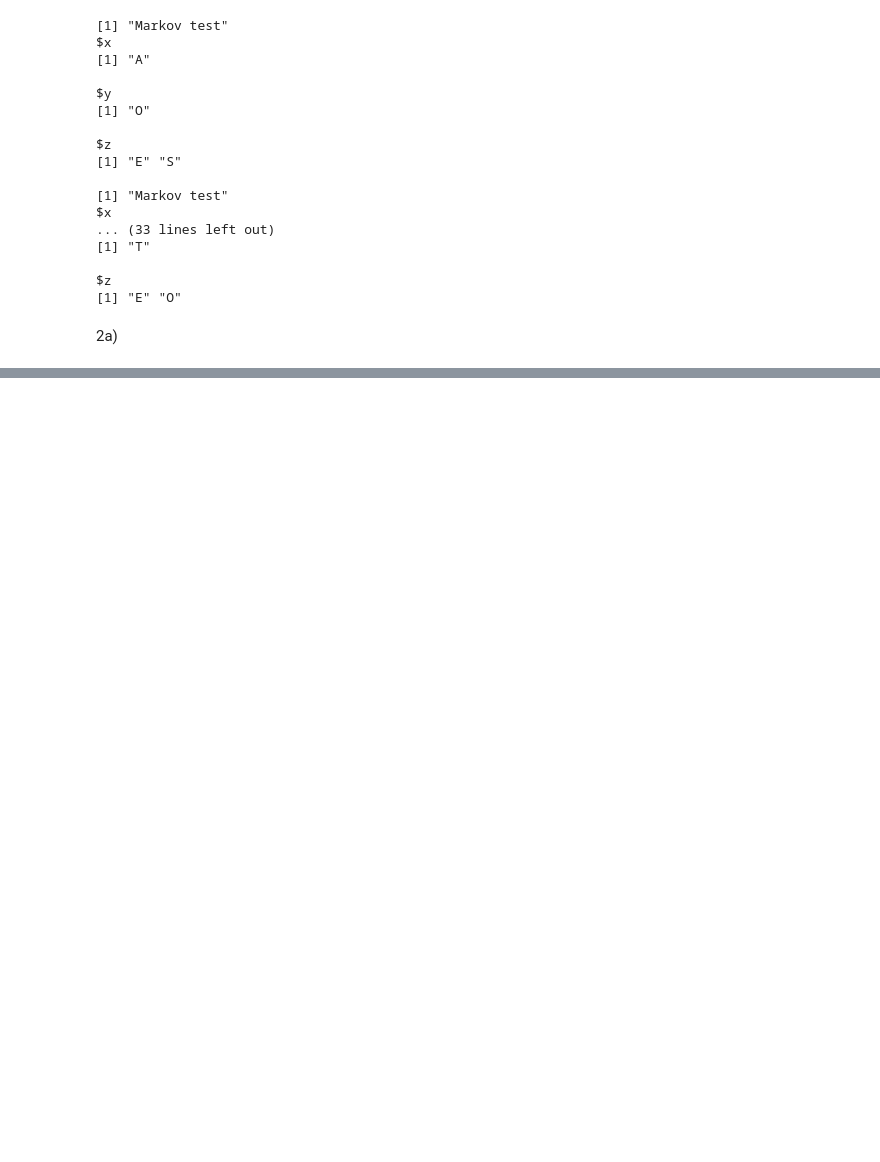
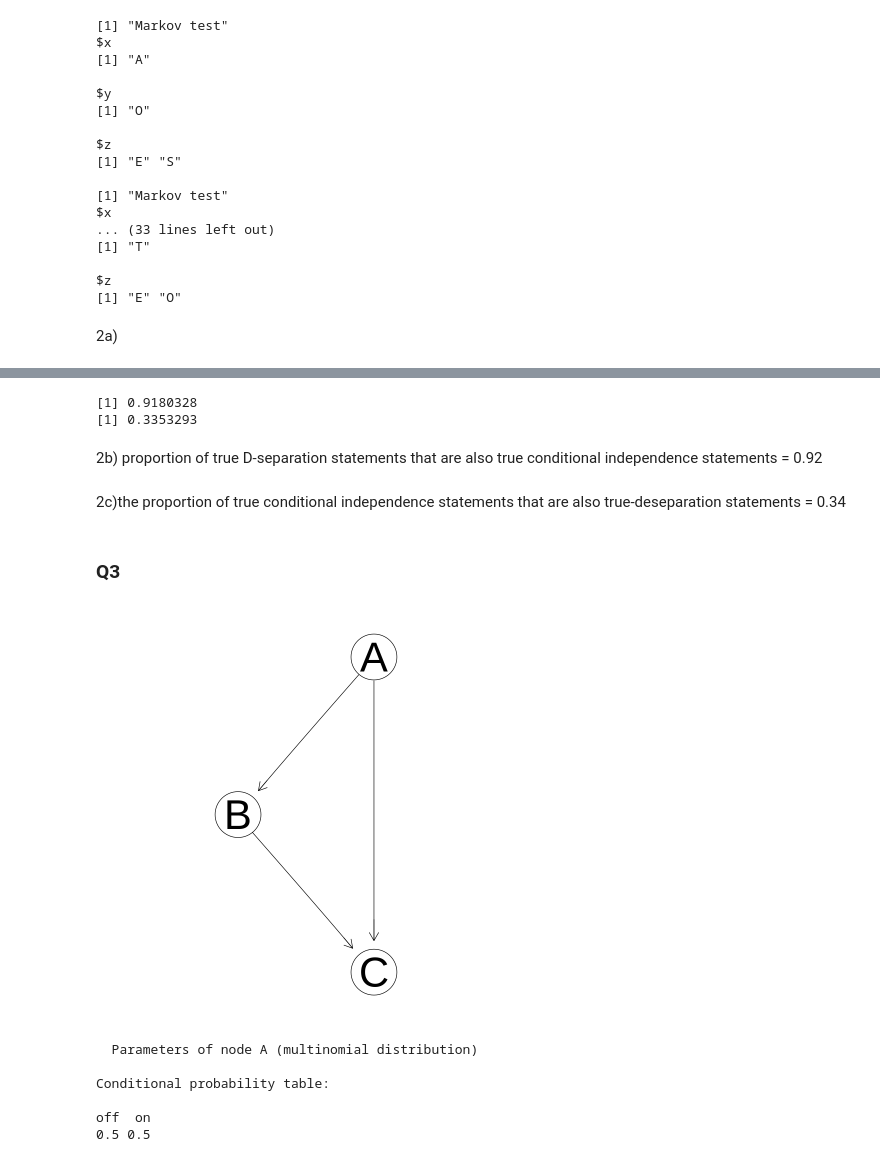
Before and after one commit to wwymak/causalML, a Jupyter notebook: HW/hw2_release/hw2- R.ipynb, the cells around one changed output, grey strips where cells are left out. Cells and saved outputs as stored; diff of their text form; code cells hidden in the pictures; blank space fills up the shorter version.

```diff
--- a/HW/hw2_release/hw2- R.ipynb
+++ b/HW/hw2_release/hw2- R.ipynb
@@ -152,11 +176,30 @@ model <- custom.fit(net, list(A = cptA, B = cptB, C = cptC))
+# %%
+num_d_separated_sets = length(d_separated_sets)
+num_conditional_independent_sets = length(conditional_independent_sets)
+num_both = length(intersect(d_separated_sets,conditional_independent_sets))
+
+print(num_both/num_d_separated_sets)
+print(num_both/num_conditional_independent_sets)
+# %% [output]
+[1] 0.9180328
+[1] 0.3353293
+# %% [markdown]
+2b) proportion of true D-separation statements that are also true conditional independence statements = 0.92
+# %% [markdown]
+2c)the proportion of true conditional independence statements that are also true-deseparation statements = 0.34
+# %% [markdown]
+### Q3
 # %%
 net <- model2network('[A][B|A][C|B:A]')
 nombres <- c('off', 'on')
 cptA <- matrix(c(0.5, 0.5), ncol=2)
 dimnames(cptA) <- list(NULL, nombres)
 cptB <- matrix(c(.8, .2, .1, .9), ncol=2)
 dimnames(cptB) <- list(B = nombres, A = nombres)
 cptC <- matrix(c(.9, .1, .99, .01, .1, .9, .4, .6))
 dim(cptC) <- c(2, 2, 2)
 dimnames(cptC) <- list(C = nombres, A = nombres, B = nombres)
 model <- custom.fit(net, list(A = cptA, B = cptB, C = cptC))
+graphviz.plot(model)
+# %% [output]
+[figure, added]
@@ -164,0 +206,9 @@ model <- custom.fit(net, list(A = cptA, B = cptB, C = cptC))
+# %%
+model$A
+# %% [output]
+  Parameters of node A (multinomial distribution)
+
+Conditional probability table:
+
+off  on
+0.5 0.5
```
Also changed, not shown: parts of 25 cells of this notebook, 1 other file.
